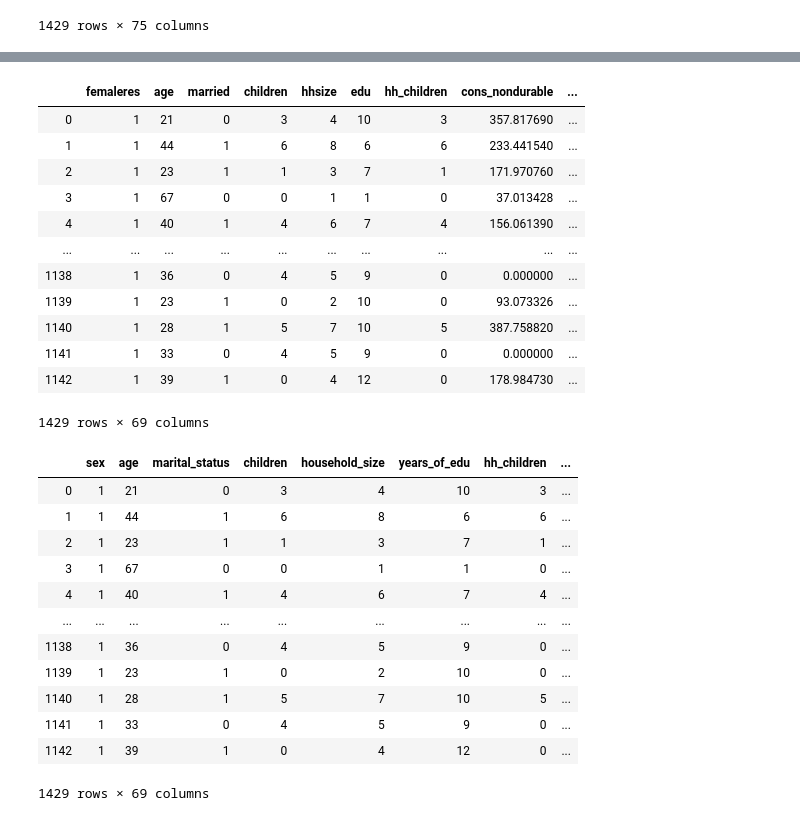
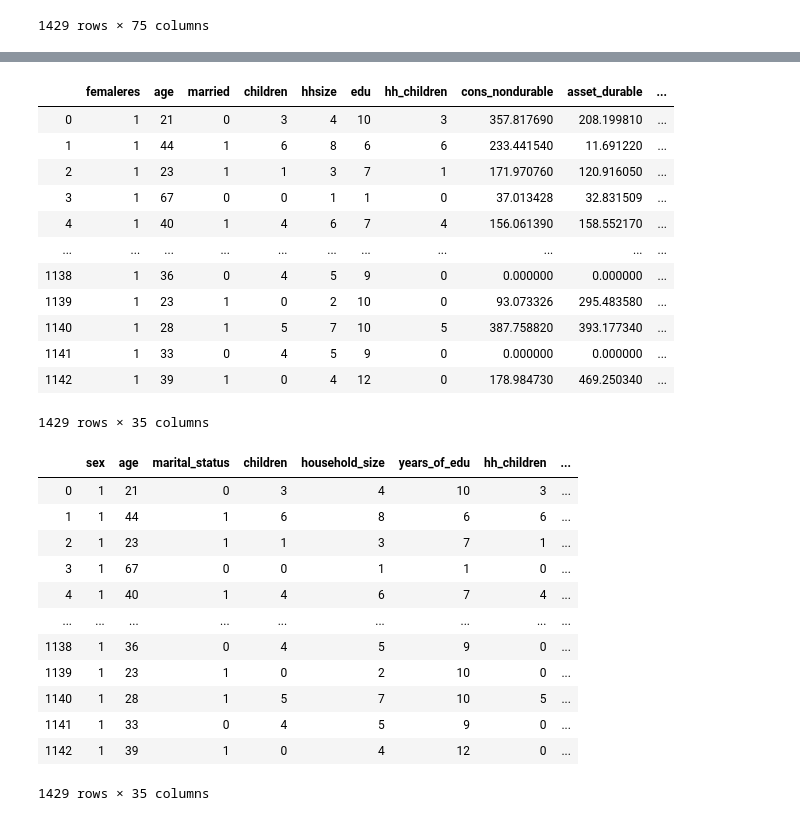
Before and after one commit to nupurgupta5292/Predicting-Clinical-Depression, a Jupyter notebook: Data/data_transformation.ipynb, the cells around one changed output, grey strips where cells are left out. Saved outputs shown, nothing was run; the diff lists cells and outputs as text; code cells hidden in the pictures.

```diff
--- a/Data/data_transformation.ipynb
+++ b/Data/data_transformation.ipynb
@@ -94,24 +95,34 @@ Index(['surveyid', 'village', 'survey_date', 'femaleres', 'age', 'married',
        'amount_saved_mpesa', 'early_survey', 'depressed', 'day_of_week'],
       dtype='object')
 # %%
-# Dropping first two columns as they're IDs and not relevant to our analysis
-depression_df = depression_df.drop(['surveyid', 'village', 'survey_date', 'hh_totalmembers','early_survey','day_of_week'], axis=1)
+# Dropping columns not relevant to our analysis and reducing the number of input parameters
+depression_df = depression_df.drop(['surveyid', 'village', 'survey_date', 'hh_totalmembers','early_survey','day_of_week',
+                                   'asset_livestock','asset_niceroof','cons_ownfood','ent_wagelabor','ent_ownfarm',
+                                   'ent_business','ent_nonagbusiness', 'ent_employees','ent_farmrevenue', 'ent_farmexpenses',
+                                    'ent_animalstockrev','fs_adskipm_often', 'fs_chskipm_often','med_expenses_hh_ep',
+                                    'med_expenses_sp_ep', 'med_expenses_child_ep','med_portion_sickinjured',
+                                    'med_port_sick_child', 'med_afford_port','med_healthconsult','med_vacc_newborns',
+                                    'med_child_check','ed_expenses_perkid', 'ed_sch_missedpc','labor_primary',
+                                    'ed_work_act_pc', 'wage_expenditures','given_mpesa','amount_given_mpesa',
+                                    'received_mpesa','amount_received_mpesa', 'net_mpesa','saved_mpesa','amount_saved_mpesa'],
+                                    axis=1)
 depression_df
 # %% [output]
-|  | femaleres | age | married | children | hhsize | edu | hh_children | cons_nondurable | ... |
-| 0 | 1 | 21 | 0 | 3 | 4 | 10 | 3 | 357.817690 | ... |
-| 1 | 1 | 44 | 1 | 6 | 8 | 6 | 6 | 233.441540 | ... |
-| 2 | 1 | 23 | 1 | 1 | 3 | 7 | 1 | 171.970760 | ... |
-| 3 | 1 | 67 | 0 | 0 | 1 | 1 | 0 | 37.013428 | ... |
-| 4 | 1 | 40 | 1 | 4 | 6 | 7 | 4 | 156.061390 | ... |
-| ... | ... | ... | ... | ... | ... | ... | ... | ... | ... |
-| 1138 | 1 | 36 | 0 | 4 | 5 | 9 | 0 | 0.000000 | ... |
-| 1139 | 1 | 23 | 1 | 0 | 2 | 10 | 0 | 93.073326 | ... |
-| 1140 | 1 | 28 | 1 | 5 | 7 | 10 | 5 | 387.758820 | ... |
-| 1141 | 1 | 33 | 0 | 4 | 5 | 9 | 0 | 0.000000 | ... |
-| 1142 | 1 | 39 | 1 | 0 | 4 | 12 | 0 | 178.984730 | ... |
+|  | femaleres | age | married | children | hhsize | edu | hh_children | cons_nondurable | asset_durable | ... |
+| 0 | 1 | 21 | 0 | 3 | 4 | 10 | 3 | 357.817690 | 208.199810 | ... |
+| 1 | 1 | 44 | 1 | 6 | 8 | 6 | 6 | 233.441540 | 11.691220 | ... |
+| 2 | 1 | 23 | 1 | 1 | 3 | 7 | 1 | 171.970760 | 120.916050 | ... |
+| 3 | 1 | 67 | 0 | 0 | 1 | 1 | 0 | 37.013428 | 32.831509 | ... |
+| 4 | 1 | 40 | 1 | 4 | 6 | 7 | 4 | 156.061390 | 158.552170 | ... |
+| ... | ... | ... | ... | ... | ... | ... | ... | ... | ... | ... |
+| 1138 | 1 | 36 | 0 | 4 | 5 | 9 | 0 | 0.000000 | 0.000000 | ... |
+| 1139 | 1 | 23 | 1 | 0 | 2 | 10 | 0 | 93.073326 | 295.483580 | ... |
+| 1140 | 1 | 28 | 1 | 5 | 7 | 10 | 5 | 387.758820 | 393.177340 | ... |
+| 1141 | 1 | 33 | 0 | 4 | 5 | 9 | 0 | 0.000000 | 0.000000 | ... |
+| 1142 | 1 | 39 | 1 | 0 | 4 | 12 | 0 | 178.984730 | 469.250340 | ... |
-1429 rows × 69 columns
+1429 rows × 35 columns
 # %%
+# Renaming some columns for better understanding
 depression_df = depression_df.rename(columns={'femaleres':'sex','married':'marital_status',
                              'hhsize':'household_size','edu':'years_of_edu'})
 depression_df
@@ -128,4 +139,4 @@ depression_df
 | 1140 | 1 | 28 | 1 | 5 | 7 | 10 | 5 | ... |
 | 1141 | 1 | 33 | 0 | 4 | 5 | 9 | 0 | ... |
 | 1142 | 1 | 39 | 1 | 0 | 4 | 12 | 0 | ... |
-1429 rows × 69 columns
+1429 rows × 35 columns
```
Also changed, not shown: parts of 19 cells of this notebook, 2 other files.
